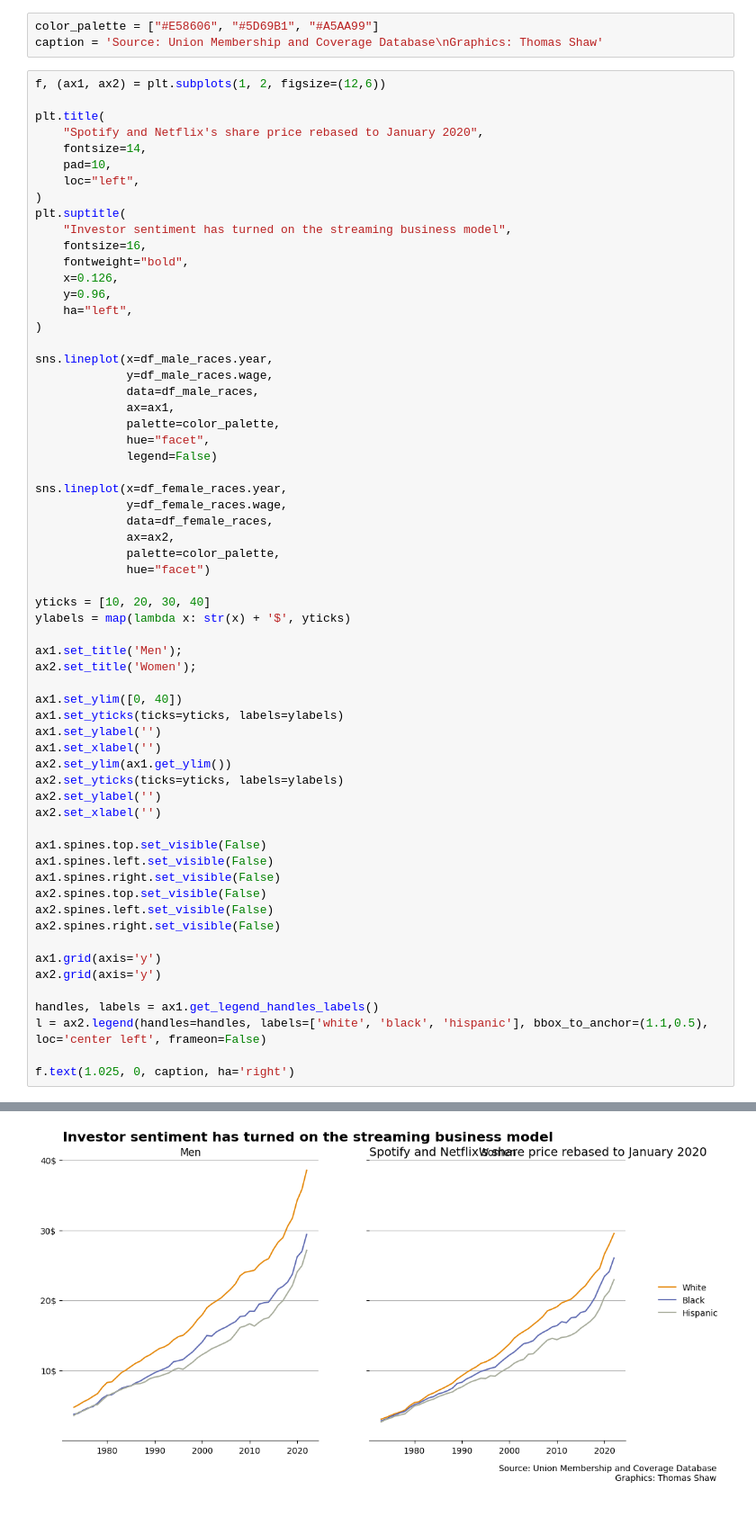
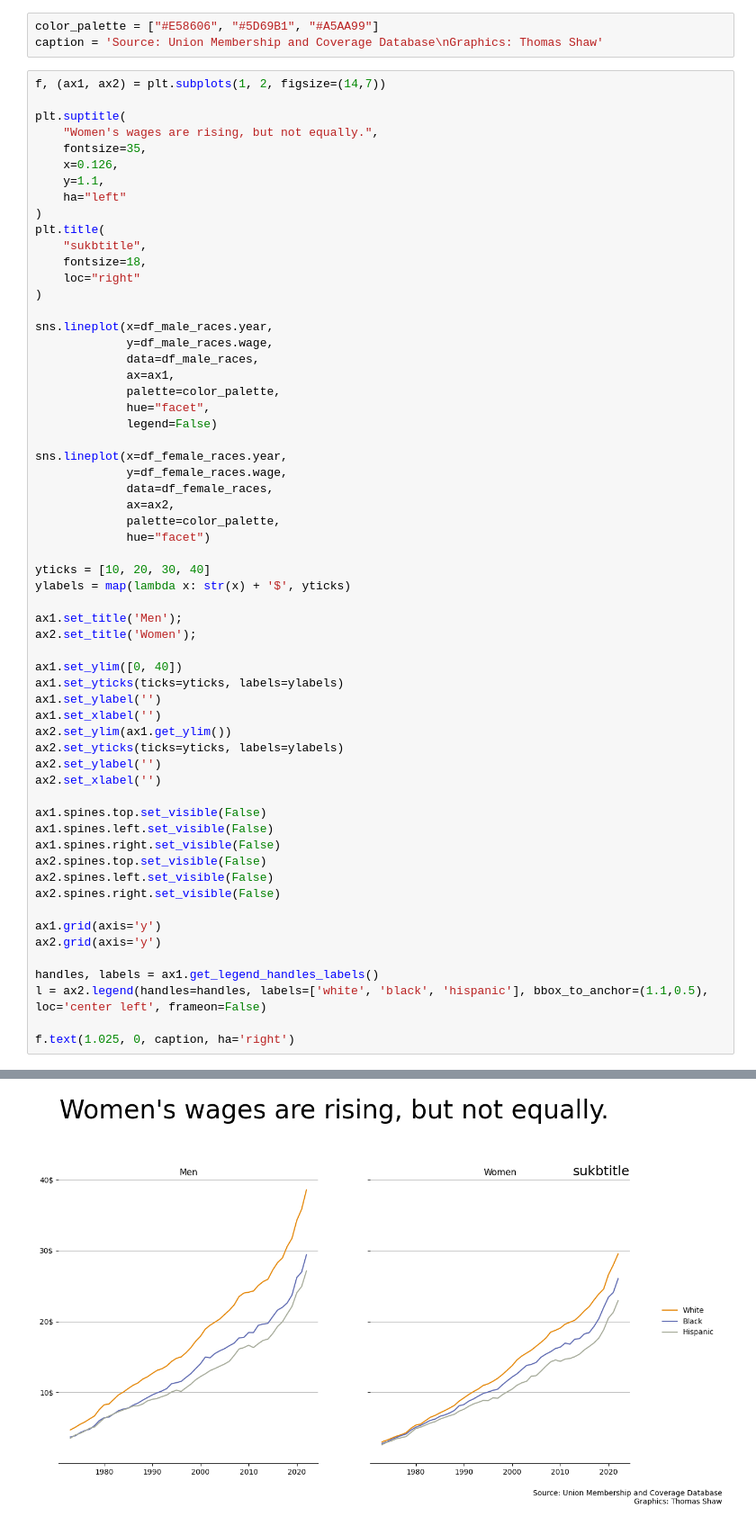
Before and after one commit to xXTime-OnXx/hslu-hs23, a Jupyter notebook: dviz/mini-project/uw3-mini-project.ipynb, the cells around one changed output, grey strips where cells are left out. Shown at 90% size. Cells and saved outputs as stored; diff of their text form.

```diff
--- a/dviz/mini-project/uw3-mini-project.ipynb
+++ b/dviz/mini-project/uw3-mini-project.ipynb
@@ -21,21 +21,19 @@ df_female_races['facet'] = df_female_races['facet'].replace('demographics: hispa
 color_palette = ["#E58606", "#5D69B1", "#A5AA99"]
 caption = 'Source: Union Membership and Coverage Database\nGraphics: Thomas Shaw'
 # %%
-f, (ax1, ax2) = plt.subplots(1, 2, figsize=(12,6))
+f, (ax1, ax2) = plt.subplots(1, 2, figsize=(14,7))
 
+plt.suptitle(
+    "Women's wages are rising, but not equally.",
+    fontsize=35,
+    x=0.126,
+    y=1.1,
+    ha="left"
+)
 plt.title(
-    "Spotify and Netflix's share price rebased to January 2020",
-    fontsize=14,
-    pad=10,
-    loc="left",
-)
-plt.suptitle(
-    "Investor sentiment has turned on the streaming business model",
-    fontsize=16,
-    fontweight="bold",
-    x=0.126,
-    y=0.96,
-    ha="left",
+    "sukbtitle",
+    fontsize=18,
+    loc="right"
 )
 
 sns.lineplot(x=df_male_races.year,
@@ -57,31 +55,31 @@ yticks = [10, 20, 30, 40]
 ylabels = map(lambda x: str(x) + '$', yticks)
 
 ax1.set_title('Men');
 ax2.set_title('Women');
 
 ax1.set_ylim([0, 40])
 ax1.set_yticks(ticks=yticks, labels=ylabels)
 ax1.set_ylabel('')
 ax1.set_xlabel('')
 ax2.set_ylim(ax1.get_ylim())
 ax2.set_yticks(ticks=yticks, labels=ylabels)
 ax2.set_ylabel('')
 ax2.set_xlabel('')
 
 ax1.spines.top.set_visible(False)
 ax1.spines.left.set_visible(False)
 ax1.spines.right.set_visible(False)
 ax2.spines.top.set_visible(False)
 ax2.spines.left.set_visible(False)
 ax2.spines.right.set_visible(False)
 
 ax1.grid(axis='y')
 ax2.grid(axis='y')
 
 handles, labels = ax1.get_legend_handles_labels()
 l = ax2.legend(handles=handles, labels=['white', 'black', 'hispanic'], bbox_to_anchor=(1.1,0.5), loc='center left', frameon=False)
 
 f.text(1.025, 0, caption, ha='right')
 # %% [output]
 Text(1.025, 0, 'Source: Union Membership and Coverage Database\nGraphics: Thomas Shaw')
-[figure, old version]
+[figure, new version]
```
Also changed, not shown: parts of 1 cell of this notebook.
